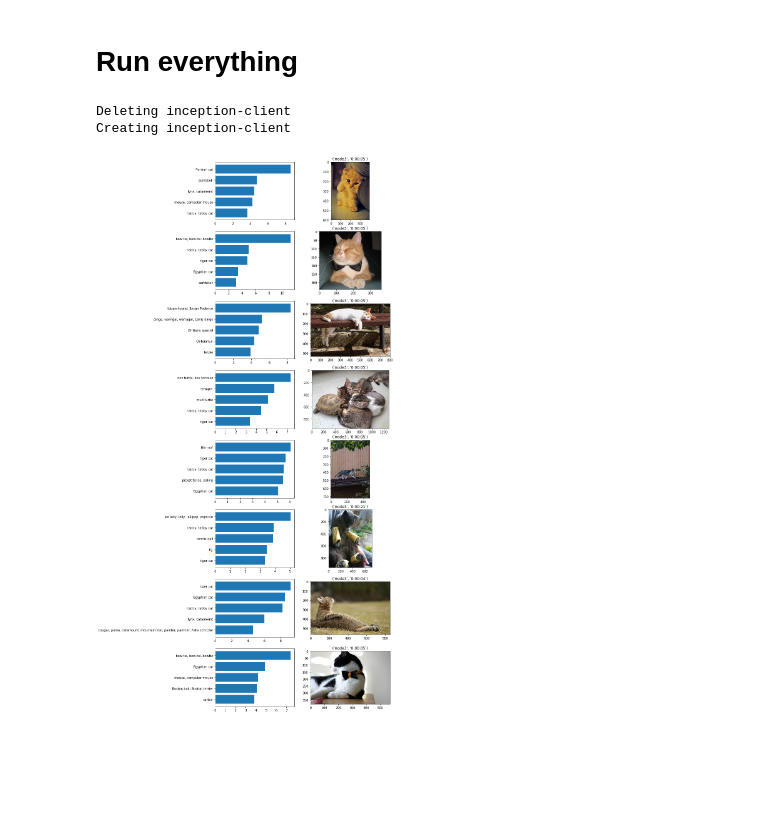
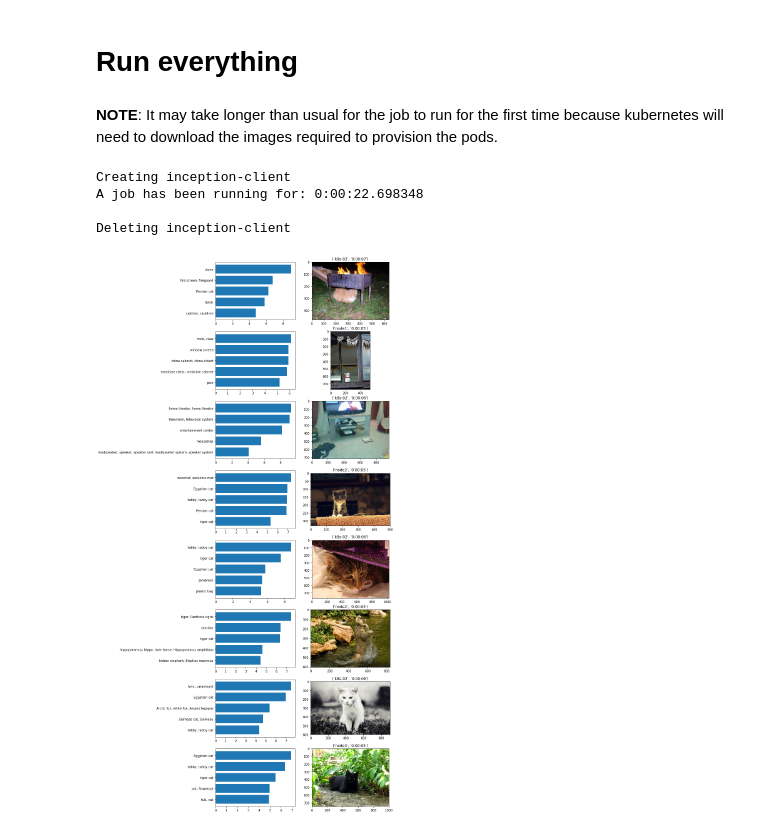
Before and after one commit to brtknr/k8s-cat-ansible, a Jupyter notebook: files/k8s-inception-demo.ipynb, the cells around one changed output. Saved outputs shown, nothing was run; the diff lists cells and outputs as text; code cells hidden in the pictures; blank space fills up the shorter version.

Commit message:
Create a job, wait for it to complete and clean up by deleting it

```diff
--- a/files/k8s-inception-demo.ipynb
+++ b/files/k8s-inception-demo.ipynb
@@ -28,7 +29,6 @@ namespace = 'default'
 # %% [markdown]
 # Helper functions
 # %%
-
 def get_client_job_template():
     """ Get client job template.
     """
@@ -46,19 +46,20 @@ def delete_job(job_name):
         print("Deleting", job_name)
         batch.delete_namespaced_job(name=job_name,namespace=namespace,body={})
         # Wait until deletion is complete
-        while True:
-            status = get_job_timestamps_by_job_name(job_name)
-            if status == (None, None):
-                break
+        while get_job_timestamps_by_job_name(job_name) != (None, None):
+            pass
     except Exception as e:
-        pass
+        print(e)
 
-def create_job(body):
+def create_job(job_name, body):
     """ Create a new job.
     """
     try:
         print("Creating", job_name)
         batch.create_namespaced_job(namespace=namespace,body=body)
+        # Wait until creation is complete
+        while get_job_timestamps_by_job_name(job_name) == (None, None):
+            pass
     except client.rest.ApiException as e:
         print (e)
 
@@ -140,6 +141,7 @@ def plot_results(results,pods,to_plot=8):
     """ Visualise results.
     """
     sorted_keys = get_pod_name_sorted_by_finished_at(results)
+    to_plot = min(to_plot, len(sorted_keys))
     plt.figure(figsize=(10,to_plot*4))
     for i,key in enumerate(sorted_keys[:to_plot]):
         result = results[key]
@@ -160,39 +162,51 @@ def plot_results(results,pods,to_plot=8):
         plt.title((pods[key]['node'], str(results[key]['t_delta'])))
 # %% [markdown]
 # Run everything
+# %% [markdown]
+__NOTE__: It may take longer than usual for the job to run for the first time because kubernetes will need to download the images required to provision the pods.
 # %%
+# get job template
 body = get_client_job_template()
-# job name
+
+# get job name
 job_name = body['metadata']['name']
 
-# Get job status
-job, raw_job = get_job_timestamps_by_job_name(job_name)
+# create a new job
+create_job(job_name, body)
 
-# Check if a job is in progress
-job_in_progress = False
+# check if a job is in progress
+job_in_progress = True
 
-# If there is no completed timestamp, flag job as incomplete
-if job is not None:
+while job_in_progress:
+
+    # Get job status
+    job, raw_job = get_job_timestamps_by_job_name(job_name)
+
+    # if there is no completed timestamp, flag job as incomplete
     job_in_progress = job['finished_at'] == None
 
-if job_in_progress:
-    print("A job has been running for:", datetime.datetime.now(tz=tzlocal()) - job['started_at'])
-else:
-    # Get pods
-    pods, raw_pods = get_pods_by_job_name(job_name)
+    if job_in_progress:
+        if job['started_at'] != None:
+            print("A job has been running for:", datetime.datetime.now(tz=tzlocal()) - job['started_at'], end='\r')
+        time.sleep(1)
+    else:
+        # Start a new line
+        print('\n')
 
-    # Get latest results
-    results, logs = get_results_and_logs(pods, raw_pods)
+        # Get pods
+        pods, raw_pods = get_pods_by_job_name(job_name)
 
-    # Plot when finished
-    plot_results(results, pods)
+        # Get latest results
+        results, logs = get_results_and_logs(pods, raw_pods)
 
-    # Deleting complete job
-    delete_job(job_name)
+        # Plot when finished
+        plot_results(results, pods)
 
-    # Create a new job
-    create_job(body)
+        # Deleting complete job
+        delete_job(job_name)
 # %% [output]
+Creating inception-client
+A job has been running for: 0:00:22.698348
+
 Deleting inception-client
-Creating inception-client
-[figure, old version]
+[figure, new version]
```
Also changed, not shown: parts of 1 cell of this notebook.
